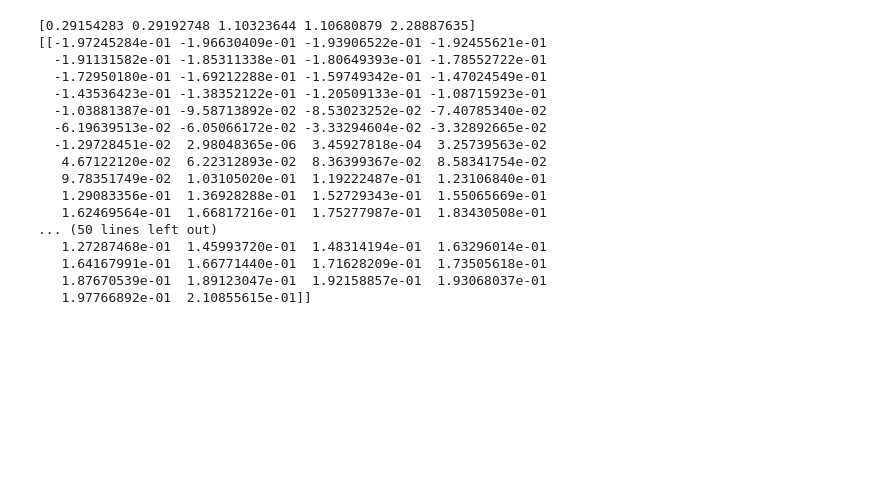
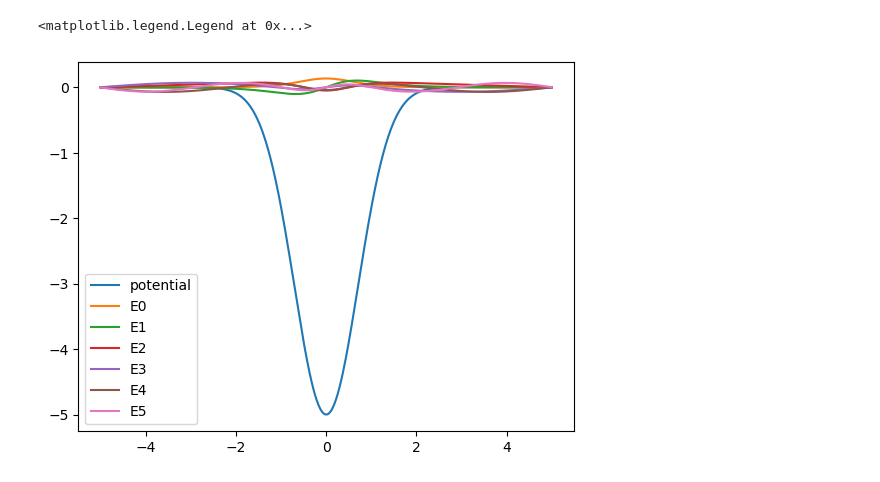
Before and after one commit to ZilD117/Comp-Physics, a Jupyter notebook: schrodinger.ipynb, the cells around one changed output. Cells and saved outputs as stored; diff of their text form; code cells hidden in the pictures; blank space fills up the shorter version.

```diff
--- a/schrodinger.ipynb
+++ b/schrodinger.ipynb
@@ -30,7 +30,10 @@ for i in range(0,n):
     if i != 0:
         h[i][i-1] = -1/(2*delta_x**2)
 
-ans = np.linalg.eig(h)
+ans = np.linalg.eigh(h)
 # %%
 eigen_value =ans[0]
 eigen_vector = ans[1]
+
+psi = np.transpose(eigen_vector)
+psi
@@ -37,24 +54,11 @@ eigen_vector = ans[1]
-# %%
-val_sorted = np.sort(eigen_value)
-vec_sorted =np.sort(eigen_vector)
-
-print(val_sorted[:5])
-print(vec_sorted[:5])
-# %% [output]
-[0.29154283 0.29192748 1.10323644 1.10680879 2.28887635]
-[[-1.97245284e-01 -1.96630409e-01 -1.93906522e-01 -1.92455621e-01
-  -1.91131582e-01 -1.85311338e-01 -1.80649393e-01 -1.78552722e-01
-  -1.72950180e-01 -1.69212288e-01 -1.59749342e-01 -1.47024549e-01
-  -1.43536423e-01 -1.38352122e-01 -1.20509133e-01 -1.08715923e-01
-  -1.03881387e-01 -9.58713892e-02 -8.53023252e-02 -7.40785340e-02
-  -6.19639513e-02 -6.05066172e-02 -3.33294604e-02 -3.32892665e-02
-  -1.29728451e-02  2.98048365e-06  3.45927818e-04  3.25739563e-02
-   4.67122120e-02  6.22312893e-02  8.36399367e-02  8.58341754e-02
-   9.78351749e-02  1.03105020e-01  1.19222487e-01  1.23106840e-01
-   1.29083356e-01  1.36928288e-01  1.52729343e-01  1.55065669e-01
-   1.62469564e-01  1.66817216e-01  1.75277987e-01  1.83430508e-01
-... (50 lines left out)
-   1.27287468e-01  1.45993720e-01  1.48314194e-01  1.63296014e-01
-   1.64167991e-01  1.66771440e-01  1.71628209e-01  1.73505618e-01
-   1.87670539e-01  1.89123047e-01  1.92158857e-01  1.93068037e-01
-   1.97766892e-01  2.10855615e-01]]
+# %%
+val_sorted = np.sort(eigen_value)
+#vec_sorted = np.transpose(eigen_vector)
+vec_sorted = eigen_vector
+plt.plot(x,v,label="potential")
+for i in range(6):
+    plt.plot(x, psi[i],label=f"E{i}")
+plt.legend()
+# %% [output]
+<matplotlib.legend.Legend at 0x...>
+[figure, added]
```
Also changed, not shown: parts of 2 cells of this notebook.
